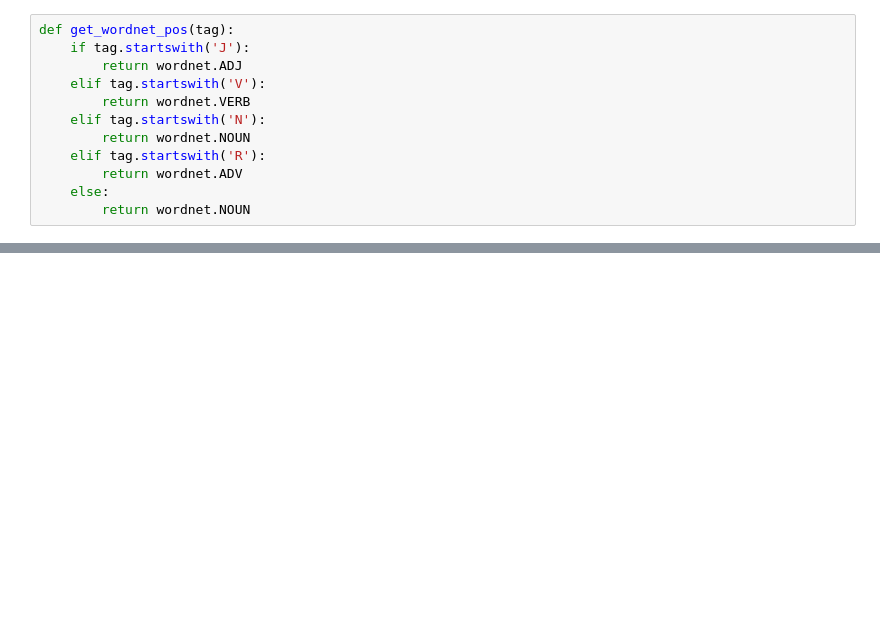
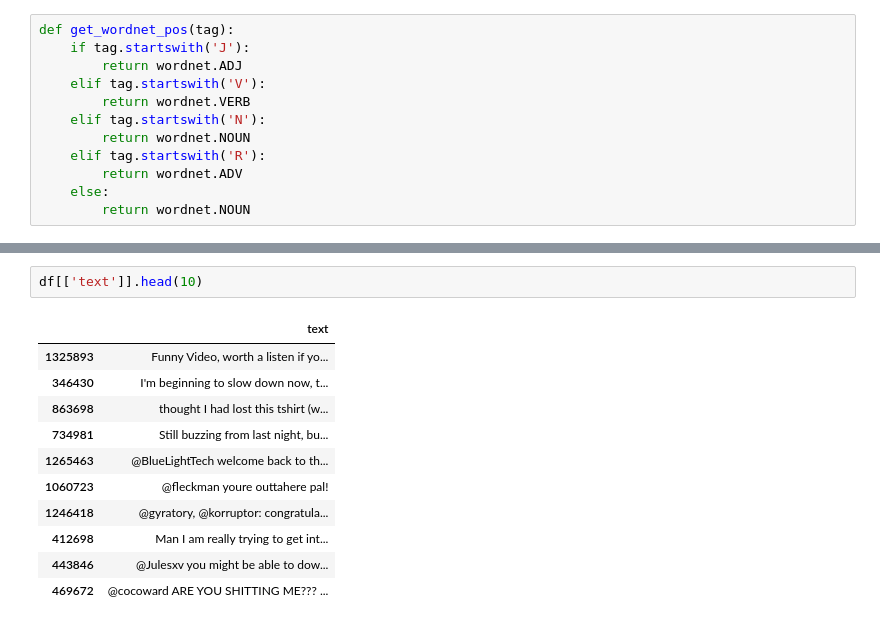
Before and after one commit to baptiste-pasquier/data_2A, a Jupyter notebook: preprocessing.ipynb, the cells around one changed output, grey strips where cells are left out. Drawn from its saved outputs; the diff is of its cells as text; blank space fills up the shorter version.

```diff
--- a/preprocessing.ipynb
+++ b/preprocessing.ipynb
@@ -109,3 +110,17 @@ def text_preprocessing(serie):
+# %%
+df[['text']].head(10)
+# %% [output]
+|  | text |
+| 1325893 | Funny Video, worth a listen if yo... |
+| 346430 | I'm beginning to slow down now, t... |
+| 863698 | thought I had lost this tshirt (w... |
+| 734981 | Still buzzing from last night, bu... |
+| 1265463 | @BlueLightTech welcome back to th... |
+| 1060723 | @fleckman youre outtahere pal! |
+| 1246418 | @gyratory, @korruptor: congratula... |
+| 412698 | Man I am really trying to get int... |
+| 443846 | @Julesxv you might be able to dow... |
+| 469672 | @cocoward ARE YOU SHITTING ME??? ... |
 # %%
 %%time
 df.text = text_preprocessing(df.text)
```
Also changed, not shown: parts of 23 cells of this notebook, 5 other files.
